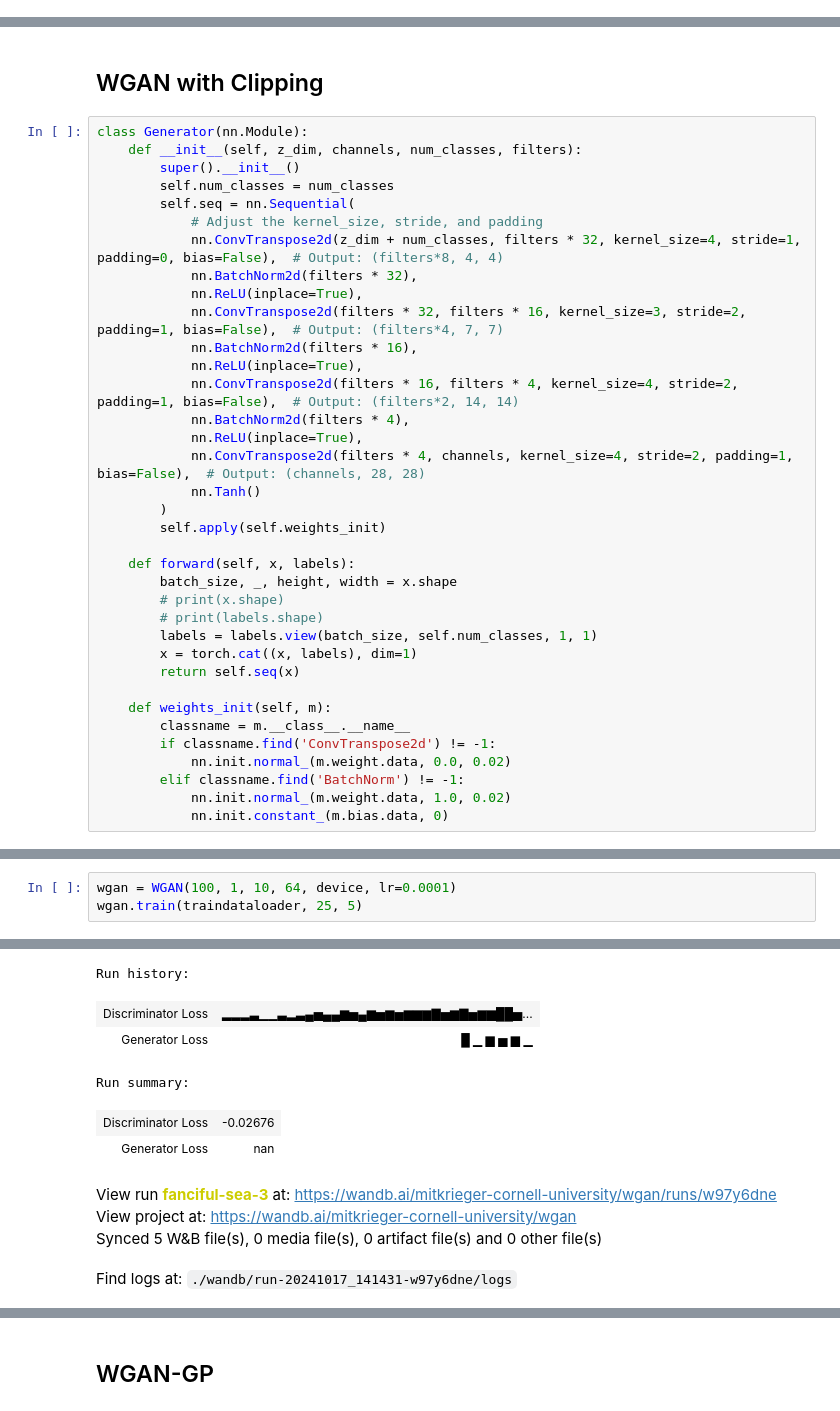
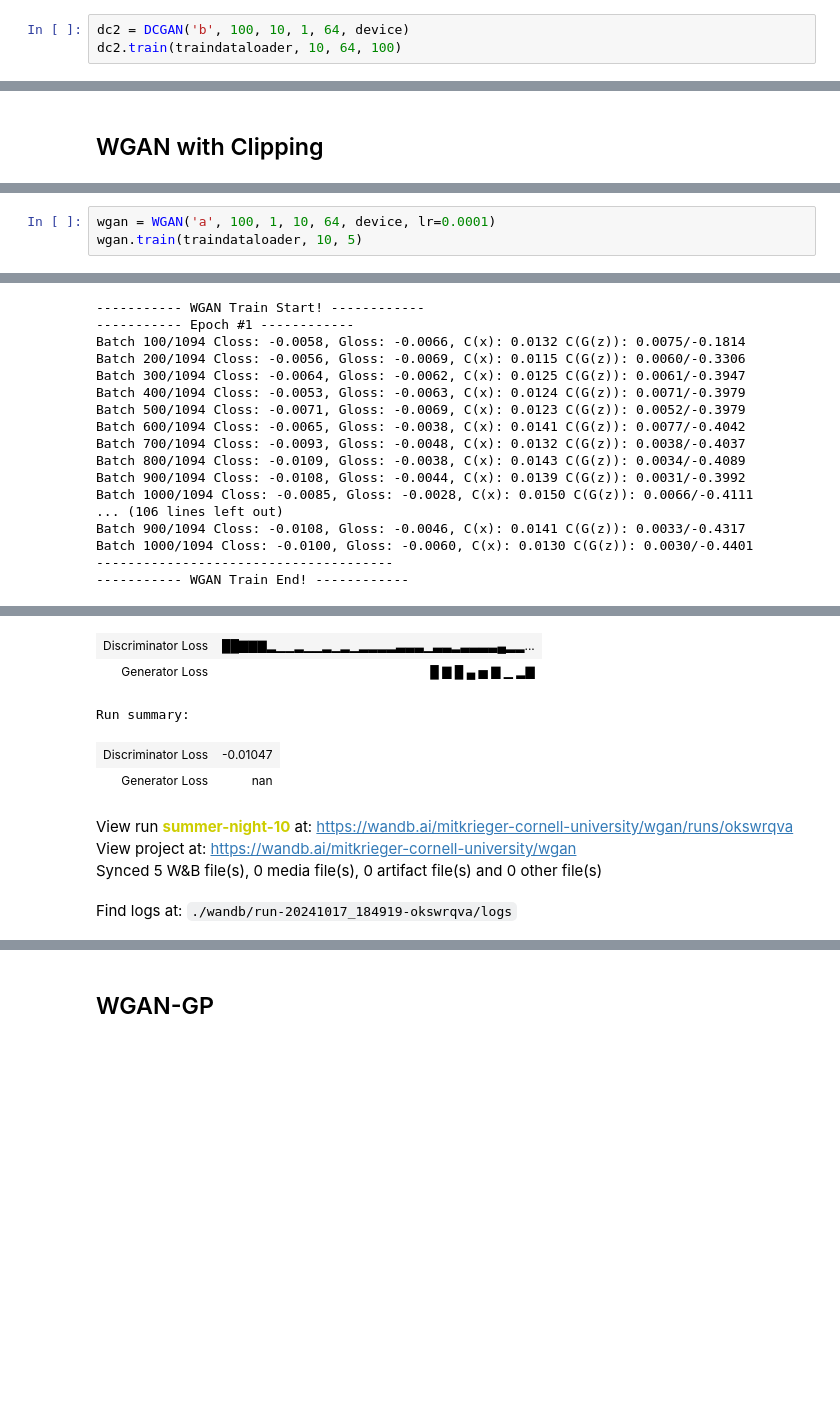
Before and after one commit to mitkrieg/dl-assignment-3, a Jupyter notebook: gan.ipynb, the cells around one changed output, grey strips where cells are left out. Saved outputs shown, nothing was run; the diff lists cells and outputs as text; blank space fills up the shorter version.

```diff
--- a/gan.ipynb
+++ b/gan.ipynb
@@ -360,0 +428,3 @@ dc.generate_images(4, F.one_hot(torch.tensor([3]*4, device=device), num_classes=
+# %%
+dc2 = DCGAN('b', 100, 10, 1, 64, device)
+dc2.train(traindataloader, 10, 64, 100)
@@ -361,38 +471,2 @@ dc.generate_images(4, F.one_hot(torch.tensor([3]*4, device=device), num_classes=
 # %% [markdown]
 ## WGAN with Clipping
-# %%
-class Generator(nn.Module):
-    def __init__(self, z_dim, channels, num_classes, filters):
-        super().__init__()
-        self.num_classes = num_classes
-        self.seq = nn.Sequential(
-            # Adjust the kernel_size, stride, and padding
-            nn.ConvTranspose2d(z_dim + num_classes, filters * 32, kernel_size=4, stride=1, padding=0, bias=False),  # Output: (filters*8, 4, 4)
-            nn.BatchNorm2d(filters * 32),
-            nn.ReLU(inplace=True),
-            nn.ConvTranspose2d(filters * 32, filters * 16, kernel_size=3, stride=2, padding=1, bias=False),  # Output: (filters*4, 7, 7)
-            nn.BatchNorm2d(filters * 16),
-            nn.ReLU(inplace=True),
-            nn.ConvTranspose2d(filters * 16, filters * 4, kernel_size=4, stride=2, padding=1, bias=False),  # Output: (filters*2, 14, 14)
-            nn.BatchNorm2d(filters * 4),
-            nn.ReLU(inplace=True),
-            nn.ConvTranspose2d(filters * 4, channels, kernel_size=4, stride=2, padding=1, bias=False),  # Output: (channels, 28, 28)
-            nn.Tanh()
-        )
-        self.apply(self.weights_init)
-
-    def forward(self, x, labels):
-        batch_size, _, height, width = x.shape
-        # print(x.shape)
-        # print(labels.shape)
-        labels = labels.view(batch_size, self.num_classes, 1, 1)
-        x = torch.cat((x, labels), dim=1)
-        return self.seq(x)
-
-    def weights_init(self, m):
-        classname = m.__class__.__name__
-        if classname.find('ConvTranspose2d') != -1:
-            nn.init.normal_(m.weight.data, 0.0, 0.02)
-        elif classname.find('BatchNorm') != -1:
-            nn.init.normal_(m.weight.data, 1.0, 0.02)
-            nn.init.constant_(m.bias.data, 0)
@@ -556,4 +585,4 @@ class WGAN:
 # %%
-wgan = WGAN(100, 1, 10, 64, device, lr=0.0001)
-wgan.train(traindataloader, 25, 5)
+wgan = WGAN('a', 100, 1, 10, 64, device, lr=0.0001)
+wgan.train(traindataloader, 10, 5)
 # %% [output]
@@ -566,0 +594,17 @@ View run at https://wandb.ai/mitkrieger-cornell-university/wgan/runs/w97y6dne
+----------- WGAN Train Start! ------------
+----------- Epoch #1 ------------
+Batch 100/1094 Closs: -0.0058, Gloss: -0.0066, C(x): 0.0132 C(G(z)): 0.0075/-0.1814
+Batch 200/1094 Closs: -0.0056, Gloss: -0.0069, C(x): 0.0115 C(G(z)): 0.0060/-0.3306
+Batch 300/1094 Closs: -0.0064, Gloss: -0.0062, C(x): 0.0125 C(G(z)): 0.0061/-0.3947
+Batch 400/1094 Closs: -0.0053, Gloss: -0.0063, C(x): 0.0124 C(G(z)): 0.0071/-0.3979
+Batch 500/1094 Closs: -0.0071, Gloss: -0.0069, C(x): 0.0123 C(G(z)): 0.0052/-0.3979
+Batch 600/1094 Closs: -0.0065, Gloss: -0.0038, C(x): 0.0141 C(G(z)): 0.0077/-0.4042
+Batch 700/1094 Closs: -0.0093, Gloss: -0.0048, C(x): 0.0132 C(G(z)): 0.0038/-0.4037
+Batch 800/1094 Closs: -0.0109, Gloss: -0.0038, C(x): 0.0143 C(G(z)): 0.0034/-0.4089
+Batch 900/1094 Closs: -0.0108, Gloss: -0.0044, C(x): 0.0139 C(G(z)): 0.0031/-0.3992
+Batch 1000/1094 Closs: -0.0085, Gloss: -0.0028, C(x): 0.0150 C(G(z)): 0.0066/-0.4111
+... (106 lines left out)
+Batch 900/1094 Closs: -0.0108, Gloss: -0.0046, C(x): 0.0141 C(G(z)): 0.0033/-0.4317
+Batch 1000/1094 Closs: -0.0100, Gloss: -0.0060, C(x): 0.0130 C(G(z)): 0.0030/-0.4401
+--------------------------------------
+----------- WGAN Train End! ------------
@@ -584,10 +612,9 @@ Batch 1000/1094 Closs: -0.0206, Gloss: 0.0060, C(x): 0.0017 C(G(z)): -0.0189/-0.
+| Discriminator Loss | ██▇▇▇▂▁▁▂▁▁▂▁▂▁▂▂▂▂▃▃▃▁▃▃▂▃▃▃▃▄▂▂... |
+| Generator Loss | █ ▇ █ ▄ ▅ ▇ ▁ ▂▇ |
-Run history:
+Run summary:
-| Discriminator Loss | ▂▂▂▃▁▁▃▂▃▄▅▄▄▆▅▄▆▅▆▅▆▆▆▇▅▆▇▅▆▆██▅... |
-| Generator Loss | █ ▁ ▆ ▅ ▆ ▁ |
-Run summary:
-| Discriminator Loss | -0.02676 |
+| Discriminator Loss | -0.01047 |
 | Generator Loss | nan |
-View run fanciful-sea-3 at: https://wandb.ai/mitkrieger-cornell-university/wgan/runs/w97y6dne
+View run summer-night-10 at: https://wandb.ai/mitkrieger-cornell-university/wgan/runs/okswrqva
 View project at: https://wandb.ai/mitkrieger-cornell-university/wgan
 Synced 5 W&B file(s), 0 media file(s), 0 artifact file(s) and 0 other file(s)
-Find logs at: ./wandb/run-20241017_141431-w97y6dne/logs
+Find logs at: ./wandb/run-20241017_184919-okswrqva/logs
```
Also changed, not shown: parts of 31 cells of this notebook.
